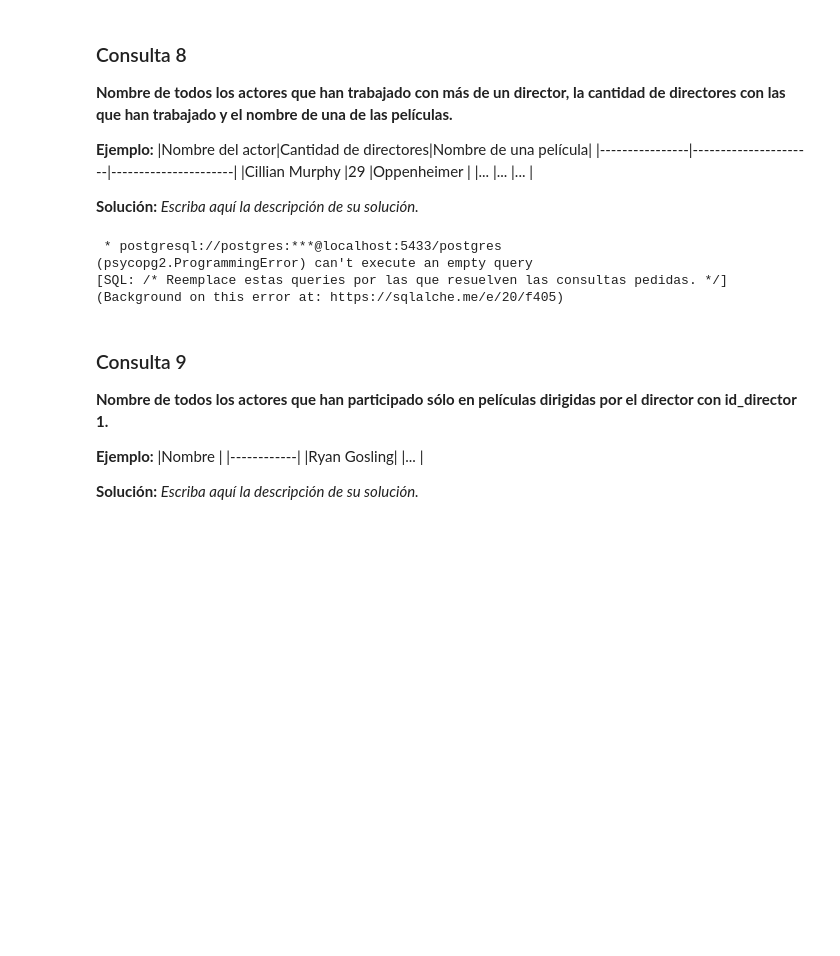
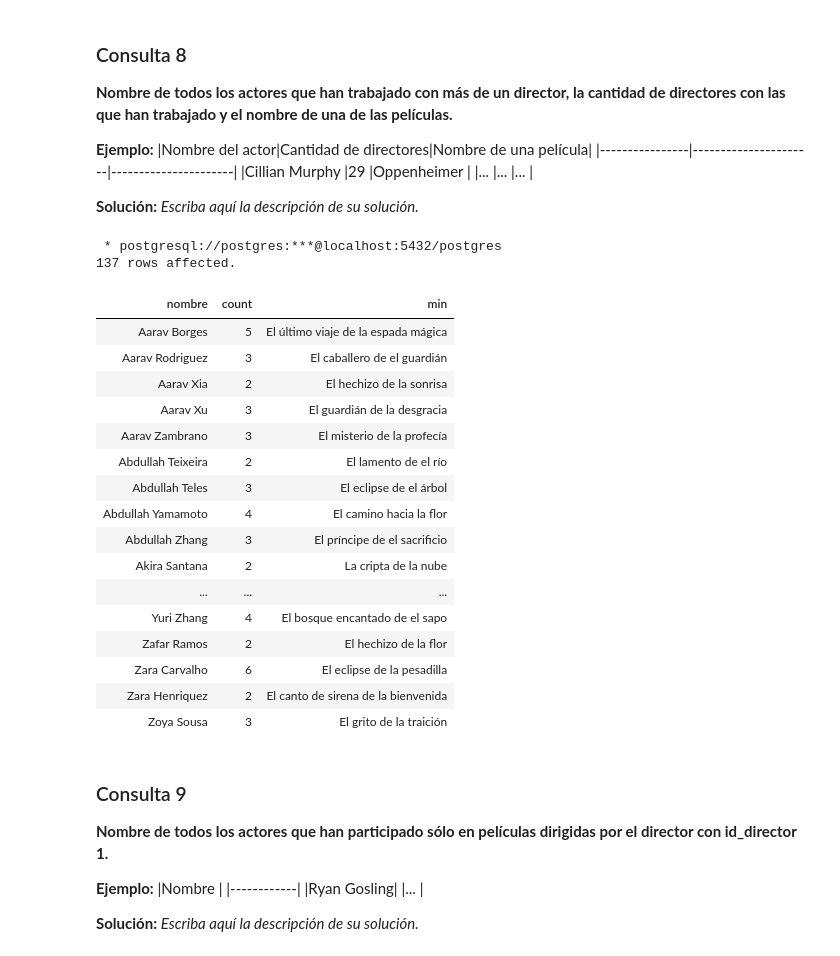
Before and after one commit to Sofiwiwi/Tarea1inf-239, a Jupyter notebook: Tarea_1.ipynb, the cells around one changed output. Saved outputs shown, nothing was run; the diff lists cells and outputs as text; code cells hidden in the pictures; blank space fills up the shorter version.

Commit message:
- Consulta 7, 8 y 9

```diff
--- a/Tarea_1.ipynb
+++ b/Tarea_1.ipynb
@@ -494,14 +536,34 @@ ORDER BY (COUNT(DISTINCT actor.id_actor)) DESC;
 
 
 **Solución:** _Escriba aquí la descripción de su solución._
-# %%
-%%sql
-/* Reemplace estas queries por las que resuelven las consultas pedidas. */
-# %% [output]
- * postgresql://postgres:***@localhost:5433/postgres
-(psycopg2.ProgrammingError) can't execute an empty query
-[SQL: /* Reemplace estas queries por las que resuelven las consultas pedidas. */]
-(Background on this error at: https://sqlalche.me/e/20/f405)
+# %%
+%%sql
+SELECT actor.nombre, COUNT(DISTINCT pelicula.id_director), MIN(pelicula.nombre)
+FROM actor_participa_en_pelicula participacion_actor
+LEFT JOIN actor ON participacion_actor.id_actor = actor.id_actor
+LEFT JOIN pelicula ON participacion_actor.id_pelicula = pelicula.id_pelicula
+GROUP BY actor.nombre
+HAVING COUNT(*) > 1;
+# %% [output]
+ * postgresql://postgres:***@localhost:5432/postgres
+137 rows affected.
+| nombre | count | min |
+| Aarav Borges | 5 | El último viaje de la espada mágica |
+| Aarav Rodriguez | 3 | El caballero de el guardián |
+| Aarav Xia | 2 | El hechizo de la sonrisa |
+| Aarav Xu | 3 | El guardián de la desgracia |
+| Aarav Zambrano | 3 | El misterio de la profecía |
+| Abdullah Teixeira | 2 | El lamento de el río |
+| Abdullah Teles | 3 | El eclipse de el árbol |
+| Abdullah Yamamoto | 4 | El camino hacia la flor |
+| Abdullah Zhang | 3 | El príncipe de el sacrificio |
+| Akira Santana | 2 | La cripta de la nube |
+| ... | ... | ... |
+| Yuri Zhang | 4 | El bosque encantado de el sapo |
+| Zafar Ramos | 2 | El hechizo de la flor |
+| Zara Carvalho | 6 | El eclipse de la pesadilla |
+| Zara Henriquez | 2 | El canto de sirena de la bienvenida |
+| Zoya Sousa | 3 | El grito de la traición |
 # %% [markdown]
 ### Consulta 9
 
```
Also changed, not shown: parts of 20 cells of this notebook.
